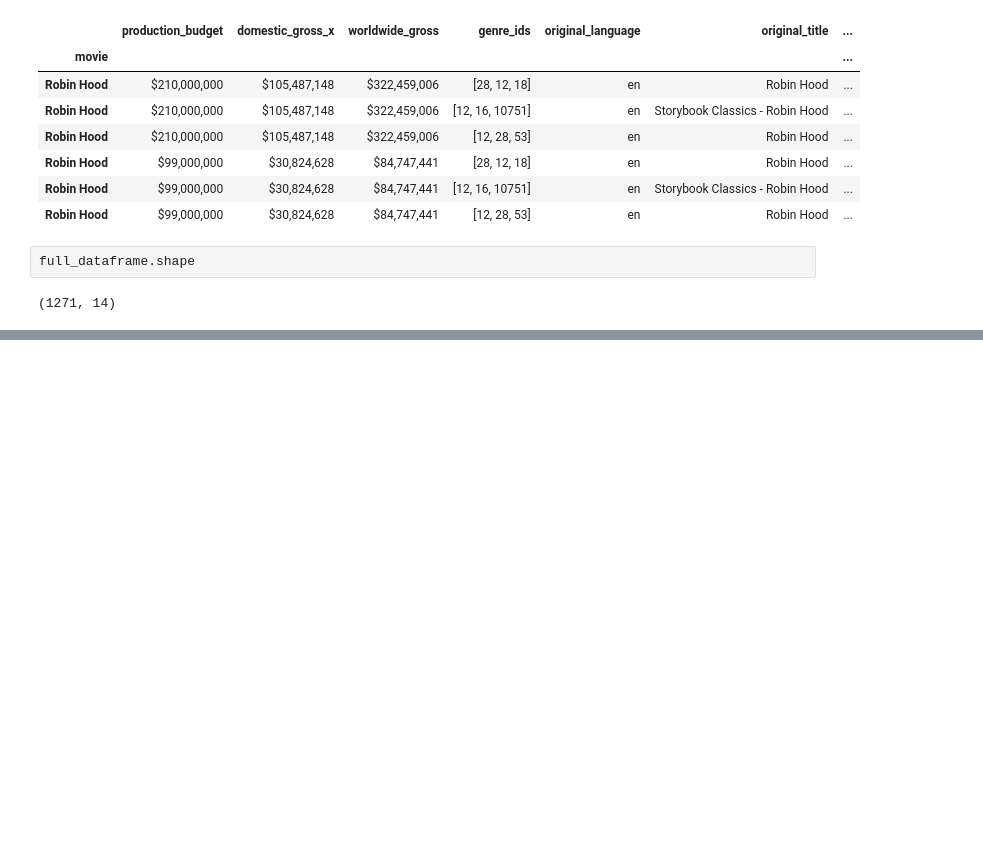
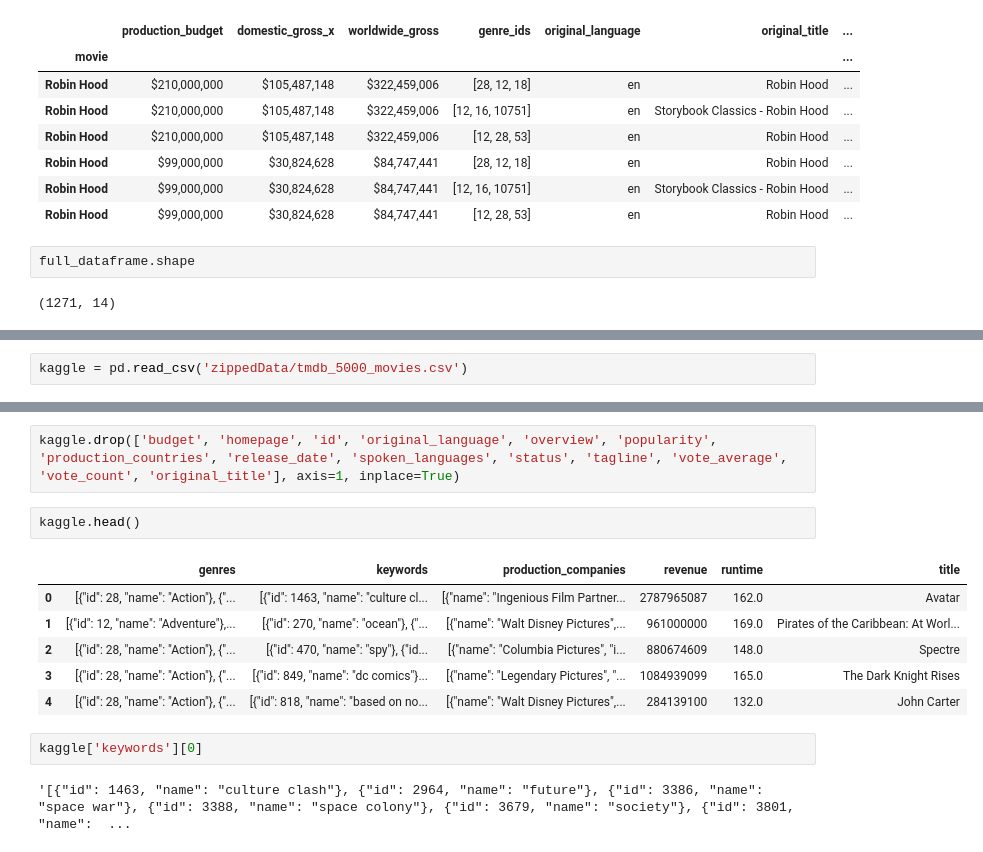
Before and after one commit to davidlebruce/movie_industry_project, a Jupyter notebook: bf_data_exp.ipynb, the cells around one changed output, grey strips where cells are left out. Cells and saved outputs as stored; diff of their text form; blank space fills up the shorter version.

Commit message:
added kaggle data, merged kaggle with pre-existing df, created function to break out nested data

```diff
--- a/bf_data_exp.ipynb
+++ b/bf_data_exp.ipynb
@@ -310,0 +339,2 @@ full_dataframe.shape
+# %%
+kaggle = pd.read_csv('zippedData/tmdb_5000_movies.csv')
@@ -310,0 +350,15 @@ full_dataframe.shape
+# %%
+kaggle.drop(['budget', 'homepage', 'id', 'original_language', 'overview', 'popularity', 'production_countries', 'release_date', 'spoken_languages', 'status', 'tagline', 'vote_average', 'vote_count', 'original_title'], axis=1, inplace=True)
+# %%
+kaggle.head()
+# %% [output]
+|  | genres | keywords | production_companies | revenue | runtime | title |
+| 0 | [{"id": 28, "name": "Action"}, {"... | [{"id": 1463, "name": "culture cl... | [{"name": "Ingenious Film Partner... | 2787965087 | 162.0 | Avatar |
+| 1 | [{"id": 12, "name": "Adventure"},... | [{"id": 270, "name": "ocean"}, {"... | [{"name": "Walt Disney Pictures",... | 961000000 | 169.0 | Pirates of the Caribbean: At Worl... |
+| 2 | [{"id": 28, "name": "Action"}, {"... | [{"id": 470, "name": "spy"}, {"id... | [{"name": "Columbia Pictures", "i... | 880674609 | 148.0 | Spectre |
+| 3 | [{"id": 28, "name": "Action"}, {"... | [{"id": 849, "name": "dc comics"}... | [{"name": "Legendary Pictures", "... | 1084939099 | 165.0 | The Dark Knight Rises |
+| 4 | [{"id": 28, "name": "Action"}, {"... | [{"id": 818, "name": "based on no... | [{"name": "Walt Disney Pictures",... | 284139100 | 132.0 | John Carter |
+# %%
+kaggle['keywords'][0]
+# %% [output]
+'[{"id": 1463, "name": "culture clash"}, {"id": 2964, "name": "future"}, {"id": 3386, "name": "space war"}, {"id": 3388, "name": "space colony"}, {"id": 3679, "name": "society"}, {"id": 3801, "name":  ...
```
Also changed, not shown: parts of 18 cells of this notebook, 2 other files.
